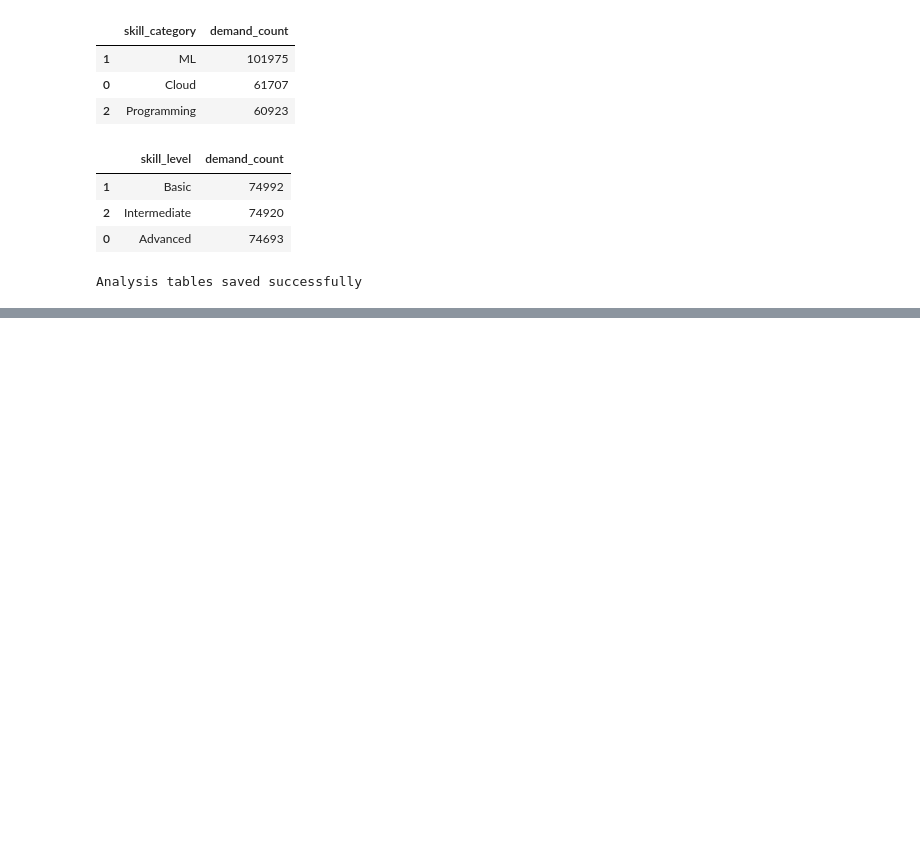
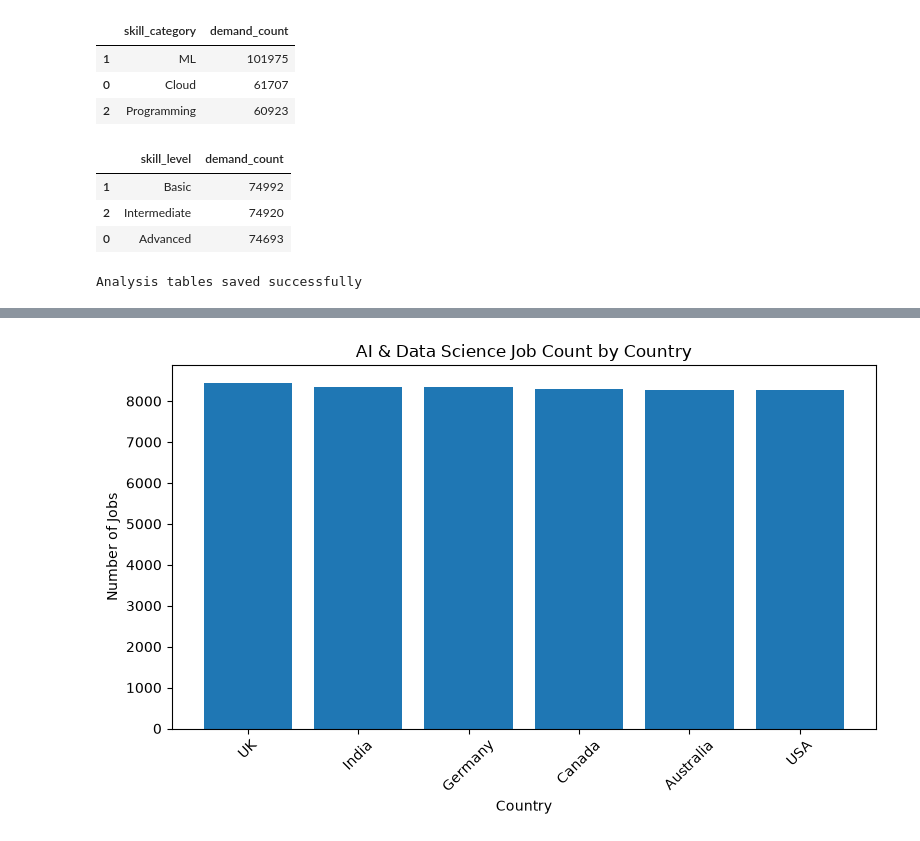
Before and after one commit to Charith-01/Global-AI-Data-Science-Skills-and-Salary-Trends, a Jupyter notebook: notebooks/01_data_loading_and_exploration.ipynb, the cells around one changed output, grey strips where cells are left out. Drawn from its saved outputs; the diff is of its cells as text; code cells hidden in the pictures; blank space fills up the shorter version.

```diff
--- a/notebooks/01_data_loading_and_exploration.ipynb
+++ b/notebooks/01_data_loading_and_exploration.ipynb
@@ -645,0 +703,16 @@ Analysis tables saved successfully
+# %%
+plt.figure(figsize=(8, 5))
+
+plt.bar(jobs_by_country["country"], jobs_by_country["job_count"])
+
+plt.title("AI & Data Science Job Count by Country")
+plt.xlabel("Country")
+plt.ylabel("Number of Jobs")
+
+plt.xticks(rotation=45)
+plt.tight_layout()
+
+plt.savefig(CHARTS_DIR / "jobs_by_country.png", dpi=300)
+plt.show()
+# %% [output]
+[figure, added]
```
Also changed, not shown: parts of 18 cells of this notebook, 11 other files.
